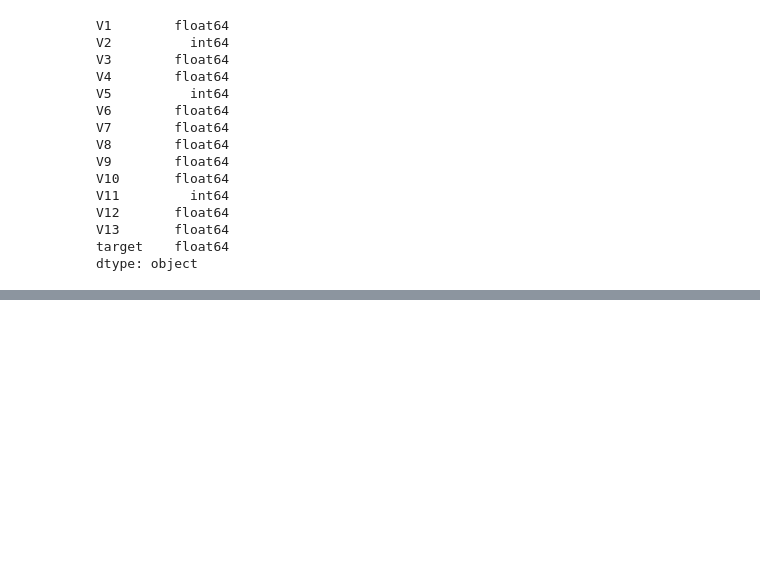
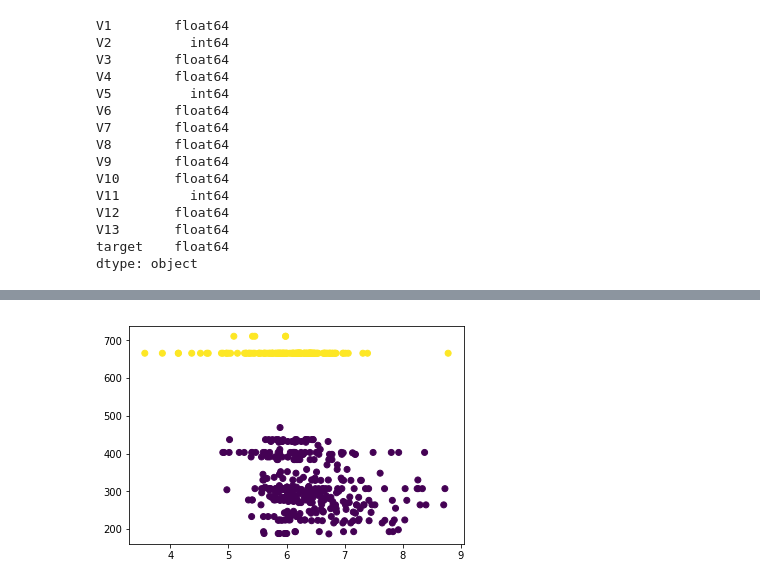
Before and after one commit to GiuDuncan/dataScienceP2, a Jupyter notebook: T2-2.ipynb, the cells around one changed output, grey strips where cells are left out. Cells and saved outputs as stored; diff of their text form; code cells hidden in the pictures; blank space fills up the shorter version.

```diff
--- a/T2-2.ipynb
+++ b/T2-2.ipynb
@@ -53,0 +84,6 @@ dtype: object
+# %%
+plt.scatter(X.V3, X.V5, c=y_pred)
+
+plt.show()
+# %% [output]
+[figure, added]
```
Also changed, not shown: parts of 9 cells of this notebook.
